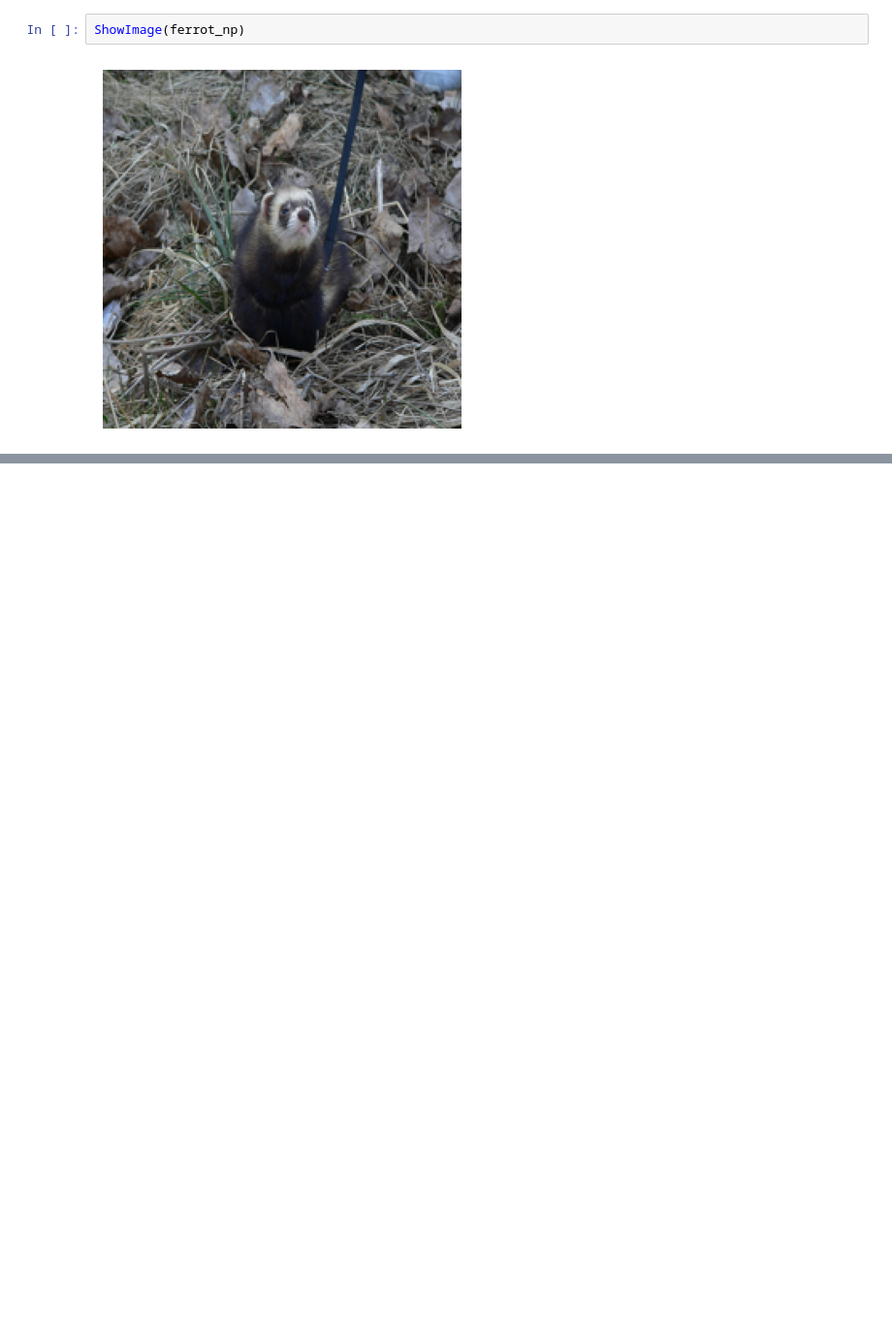
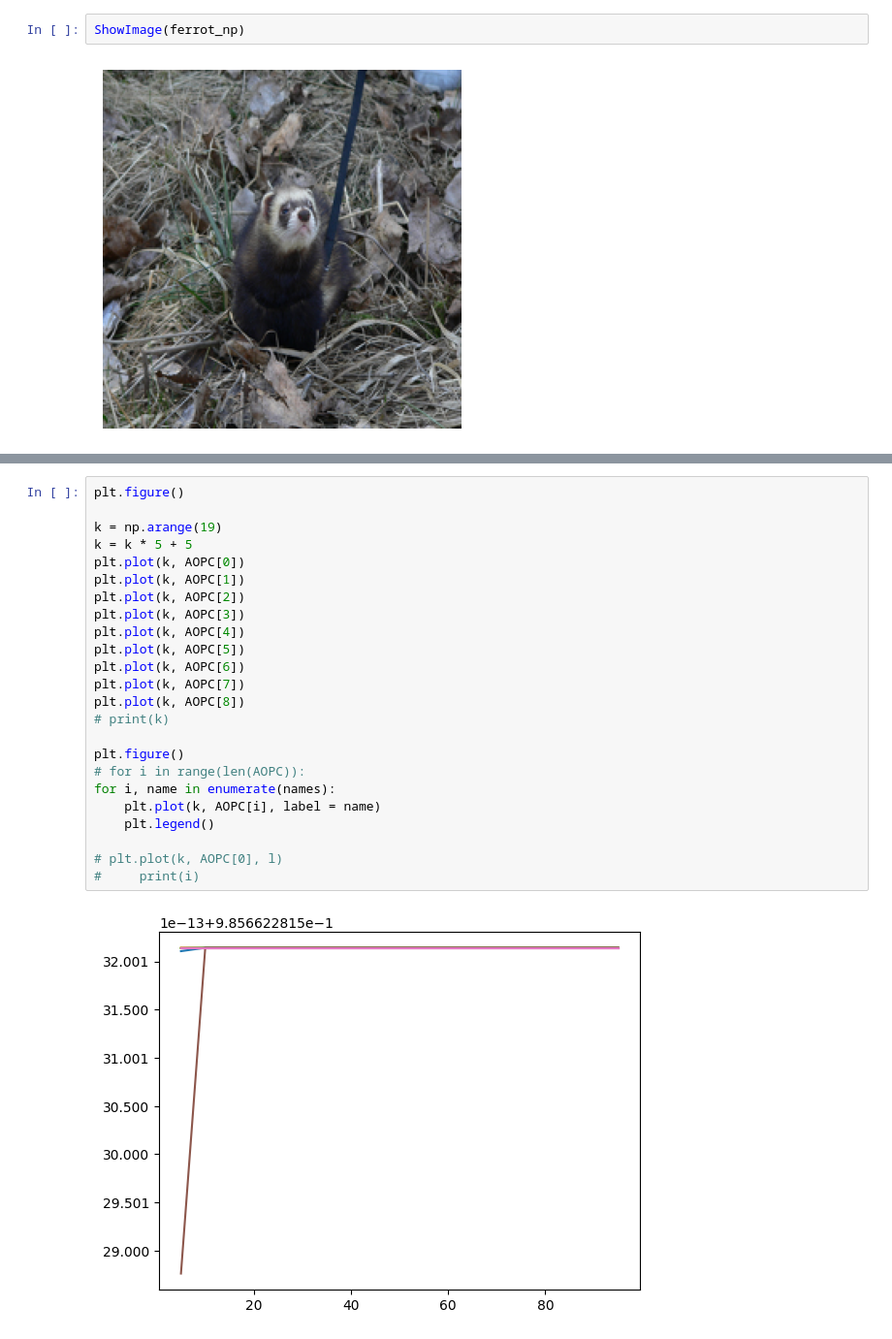
Before and after one commit to jleehun/ig_inversion, a Jupyter notebook: tasks/0510_metrics.ipynb, the cells around one changed output, grey strips where cells are left out. Shown at 97% size. Saved outputs shown, nothing was run; the diff lists cells and outputs as text; blank space fills up the shorter version.

```diff
--- a/tasks/0510_metrics.ipynb
+++ b/tasks/0510_metrics.ipynb
@@ -210,0 +443,26 @@ len(te1.shape)
+# %%
+plt.figure()
+
+k = np.arange(19)
+k = k * 5 + 5
+plt.plot(k, AOPC[0])
+plt.plot(k, AOPC[1])
+plt.plot(k, AOPC[2])
+plt.plot(k, AOPC[3])
+plt.plot(k, AOPC[4])
+plt.plot(k, AOPC[5])
+plt.plot(k, AOPC[6])
+plt.plot(k, AOPC[7])
+plt.plot(k, AOPC[8])
+# print(k)
+
+plt.figure()
+# for i in range(len(AOPC)):
+for i, name in enumerate(names):
+    plt.plot(k, AOPC[i], label = name)
+    plt.legend()
+
+# plt.plot(k, AOPC[0], l)
+#     print(i)
+# %% [output]
+[figure, added]
```
Also changed, not shown: parts of 18 cells of this notebook, 1 other file.
